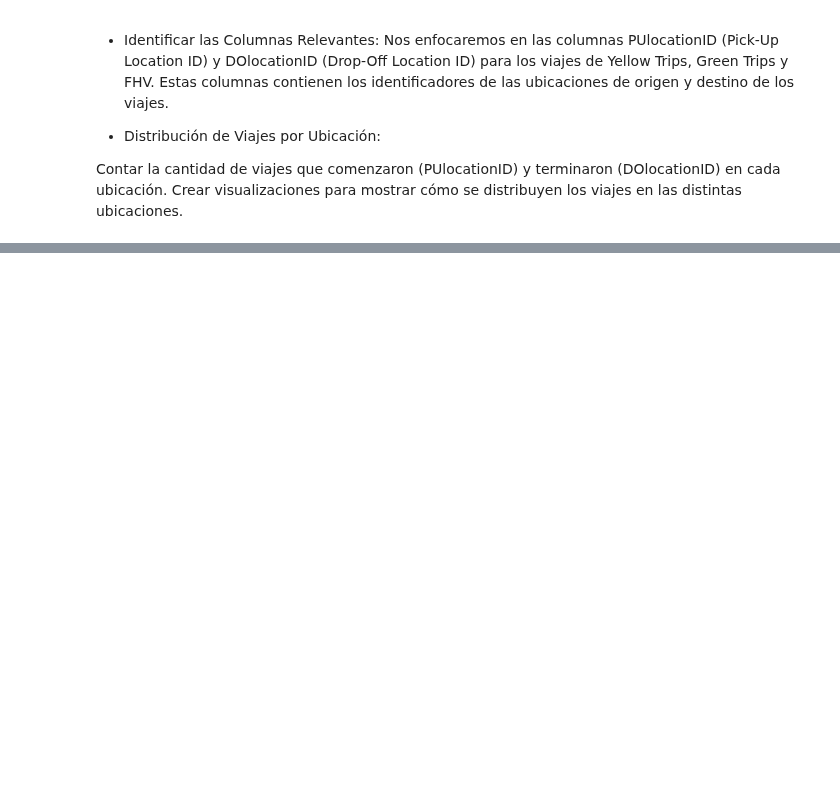
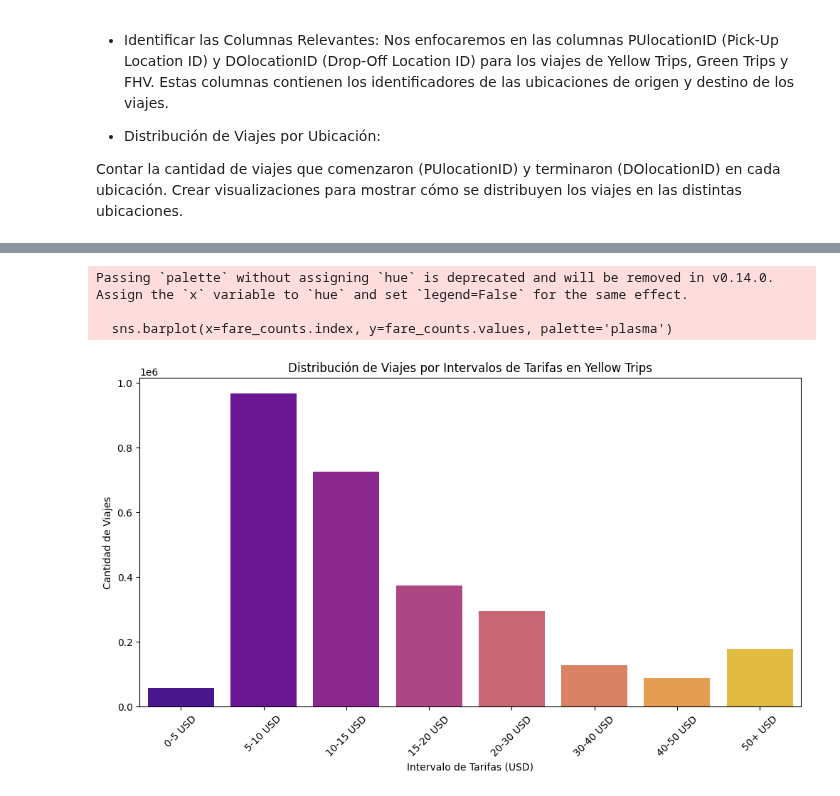
Before and after one commit to GLibardoAlarcon/Proyecto_Finalizado_Streamlit, a Jupyter notebook: EDA_REVISAR/EDA KPI 3.ipynb, the cells around one changed output, grey strips where cells are left out. Cells and saved outputs as stored; diff of their text form; code cells hidden in the pictures; blank space fills up the shorter version.

```diff
--- a/EDA_REVISAR/EDA KPI 3.ipynb
+++ b/EDA_REVISAR/EDA KPI 3.ipynb
@@ -223,0 +552,24 @@ Passing `palette` without assigning `hue` is deprecated and will be removed in v
+# %%
+# Definir intervalos de tarifas
+bins_fare = [0, 5, 10, 15, 20, 30, 40, 50, 100]
+labels_fare = ['0-5 USD', '5-10 USD', '10-15 USD', '15-20 USD', '20-30 USD', '30-40 USD', '40-50 USD', '50+ USD']
+
+# Agrupar las tarifas por intervalos
+yellow_trips['fare_binned'] = pd.cut(yellow_trips['fare_amount'], bins=bins_fare, labels=labels_fare)
+
+# Contar la cantidad de viajes en cada intervalo de tarifas
+fare_counts = yellow_trips['fare_binned'].value_counts().sort_index()
+# %%
+# Graficar la distribución por intervalos de tarifas
+plt.figure(figsize=(12, 6))
+sns.barplot(x=fare_counts.index, y=fare_counts.values, palette='plasma')
+plt.title('Distribución de Viajes por Intervalos de Tarifas en Yellow Trips')
+plt.xlabel('Intervalo de Tarifas (USD)')
+plt.ylabel('Cantidad de Viajes')
+plt.xticks(rotation=45)
+plt.show()
+# %% [output]
+Passing `palette` without assigning `hue` is deprecated and will be removed in v0.14.0. Assign the `x` variable to `hue` and set `legend=False` for the same effect.
+
+  sns.barplot(x=fare_counts.index, y=fare_counts.values, palette='plasma')
+[figure, added]
```
Also changed, not shown: parts of 82 cells of this notebook, 10 other files.
